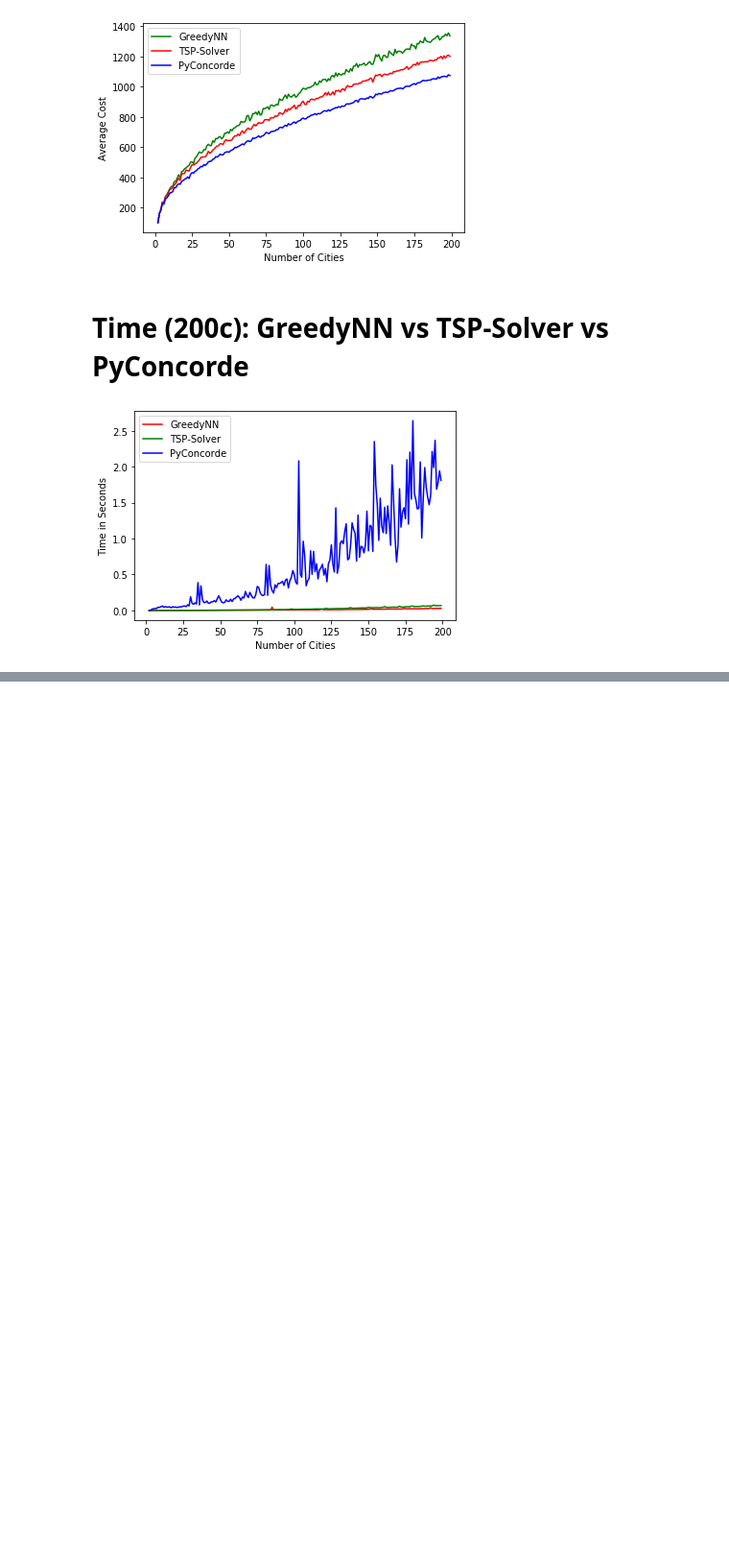
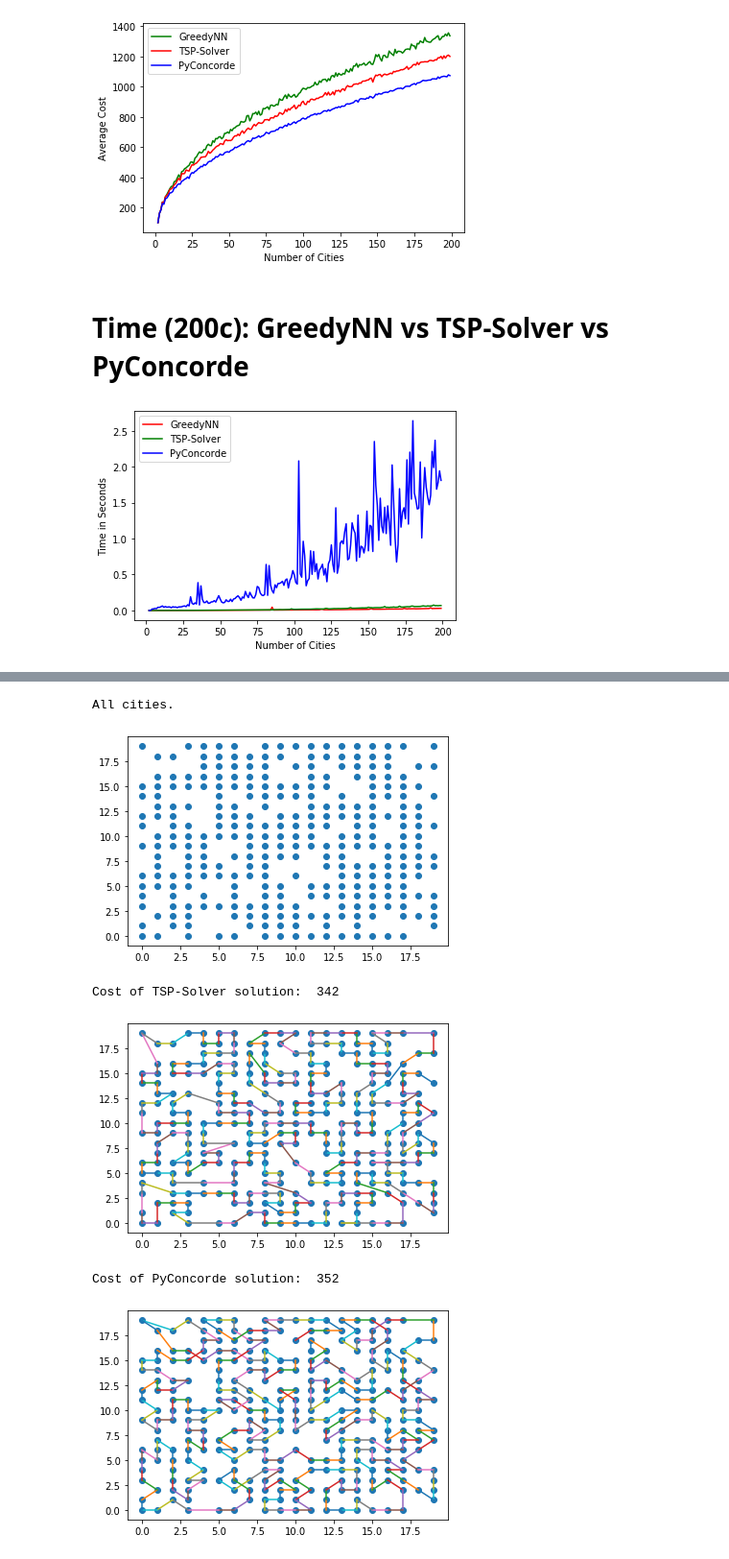
Before and after one commit to sareenv/Travelling-Sales-Man, a Jupyter notebook: visualization.ipynb, the cells around one changed output, grey strips where cells are left out. Shown at 96% size. Saved outputs shown, nothing was run; the diff lists cells and outputs as text; code cells hidden in the pictures; blank space fills up the shorter version.

```diff
--- a/visualization.ipynb
+++ b/visualization.ipynb
@@ -372,0 +407,35 @@ plt.show()
+# %%
+# Exporting PointsList to file for Concorde Processing
+file1= open("density_points.txt", "w")
+for point in pointsList:
+    outputStream = "["
+    for element in point:
+        outputStream += str(element) + ", "
+    file1.write(outputStream[:-2] + "]\n")
+files.download("density_points.txt")
+# %%
+# Importing Solutions and Time from Concorde output files
+!rm density*.txt
+concorde_file_solutions = files.upload() #Solutions only work from index 50 onwards
+concorde_file_times = files.upload() #Only from 50 onwards
+
+# Parsing files into standardised format
+pyc_sols=[]
+for line in concorde_file_solutions["density_output_solutions.txt"].decode().split("\n")[:-1]:
+    tempSol=[]
+    for element in line[1:-1].split(","):
+        tempSol.append(int(element))
+    pyc_sols.append(tempSol)
+
+pyc_times=[]
+for line in concorde_file_times["density_output_time.txt"].decode().split("\n")[:-1]:
+    pyc_times.append(float(line))
+
+pyc_costs=[]
+for solution, graph in zip(pyc_sols, graphList):
+    pyc_costs.append(cost(graph, solution))
+
+filter_cost_pyc, filter_time_pyc = filter_costs_times(pyc_sols, pyc_costs, pyc_times)
+# %%
+sol1, cost1, time1 = get_solutions_costs_times(solve_tsp, graphList)
+filter_cost_tsp, filter_time_tsp = filter_costs_times(sol1, cost1, time1)
@@ -372,0 +445,16 @@ plt.show()
+# %%
+n = 288*2
+
+print("All cities.")
+plotPoints(pointsList[n], paths=False)
+print("Cost of TSP-Solver solution: ", round(cost1[n]))
+plotSolution(sol1[n], pointsList[n])
+print("Cost of PyConcorde solution: ", round(pyc_costs[n]))
+plotSolution(pyc_sols[n], pointsList[n])
+# %% [output]
+All cities.
+[figure, added]
+Cost of TSP-Solver solution:  342
+[figure, added]
+Cost of PyConcorde solution:  352
+[figure, added]
```
Also changed, not shown: parts of 13 cells of this notebook.
